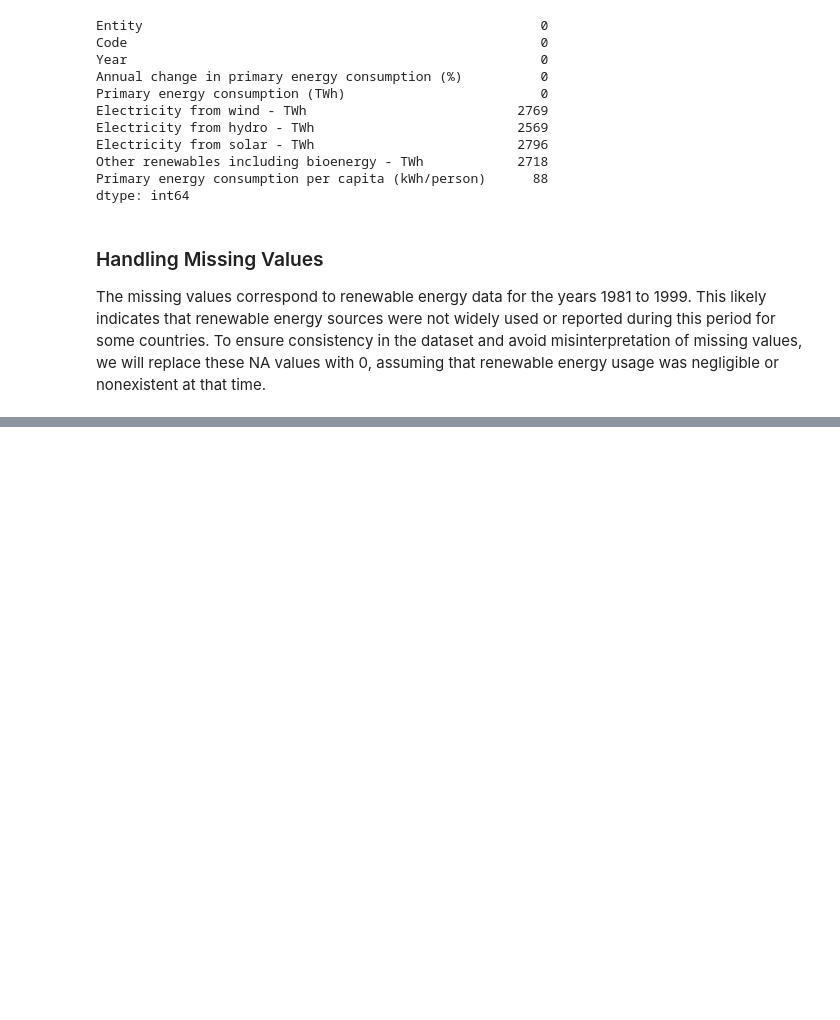
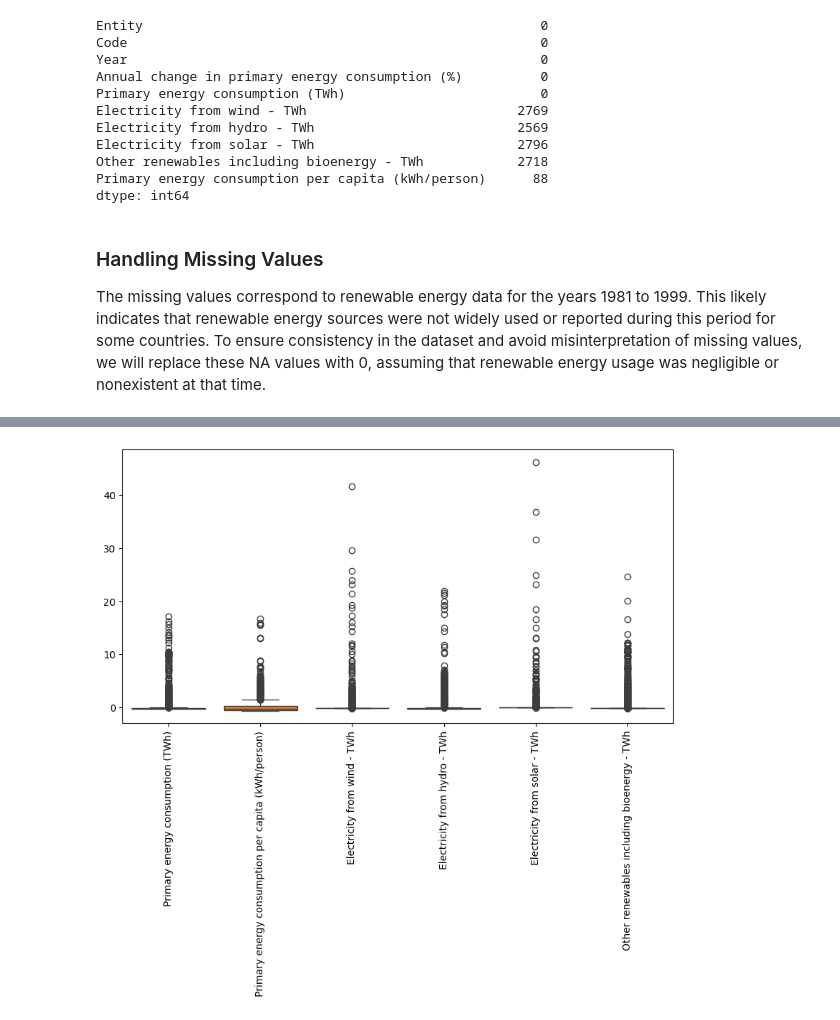
Before and after one commit to mariaportela4/AASBD, a Jupyter notebook: data_analysis.ipynb, the cells around one changed output, grey strips where cells are left out. Drawn from its saved outputs; the diff is of its cells as text; code cells hidden in the pictures; blank space fills up the shorter version.

```diff
--- a/data_analysis.ipynb
+++ b/data_analysis.ipynb
@@ -126,3 +148,25 @@ energy_analysis.fillna(0, inplace=True)
+# %%
+# Define columns for standardization
+cols_to_scale = [
+    "Primary energy consumption (TWh)",
+    "Primary energy consumption per capita (kWh/person)",
+    "Electricity from wind - TWh",
+    "Electricity from hydro - TWh",
+    "Electricity from solar - TWh",
+    "Other renewables including bioenergy - TWh"
+]
+
+# Apply standardization (Z-score)
+scaler = StandardScaler()
+energy_analysis[cols_to_scale] = scaler.fit_transform(energy_analysis[cols_to_scale])
+# %%
+# Recreate the boxplot to verify the result
+plt.figure(figsize=(10, 5))
+sns.boxplot(data=energy_analysis[cols_to_scale])
+plt.xticks(rotation=90)
+plt.show()
+# %% [output]
+[figure, added]
 # %%
 # Exporting our new DataSet into a csv type file
 
```
Also changed, not shown: parts of 5 cells of this notebook, 1 other file.
